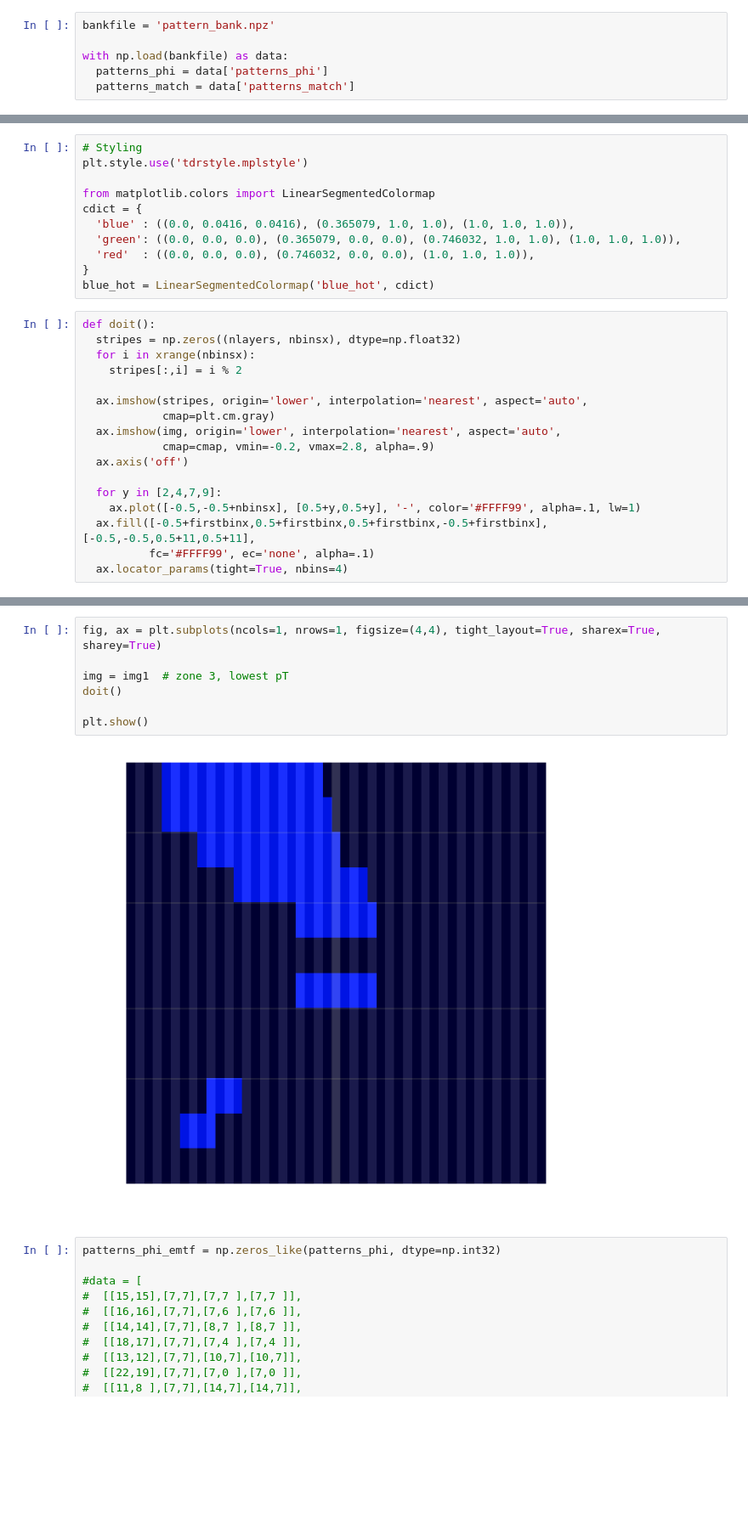
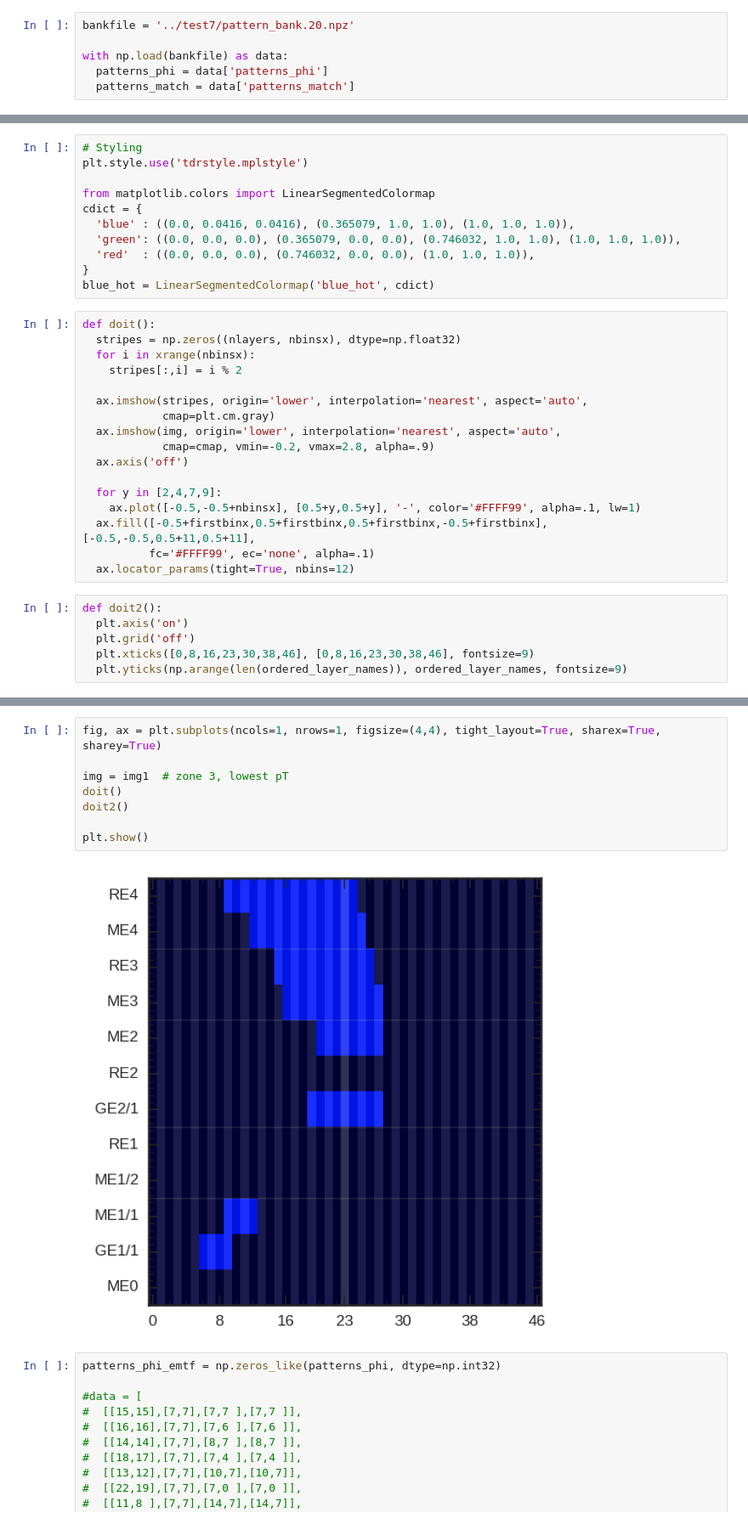
Before and after one commit to srosenzweig09/L1TMuonSimulationsMar2017, a Jupyter notebook: Analyzers/test4/view_patterns.ipynb, the cells around one changed output, grey strips where cells are left out. Shown at 85% size. Cells and saved outputs as stored; diff of their text form; blank space fills up the shorter version.

```diff
--- a/Analyzers/test4/view_patterns.ipynb
+++ b/Analyzers/test4/view_patterns.ipynb
@@ -3,7 +3,7 @@ import numpy as np
 import matplotlib.pyplot as plt
 %matplotlib inline
 # %%
-bankfile = 'pattern_bank.npz'
+bankfile = '../test7/pattern_bank.20.npz'
 
 with np.load(bankfile) as data:
   patterns_phi = data['patterns_phi']
@@ -55,7 +55,13 @@ def doit():
     ax.plot([-0.5,-0.5+nbinsx], [0.5+y,0.5+y], '-', color='#FFFF99', alpha=.1, lw=1)
   ax.fill([-0.5+firstbinx,0.5+firstbinx,0.5+firstbinx,-0.5+firstbinx], [-0.5,-0.5,0.5+11,0.5+11],
           fc='#FFFF99', ec='none', alpha=.1)
-  ax.locator_params(tight=True, nbins=4)
+  ax.locator_params(tight=True, nbins=12)
+# %%
+def doit2():
+  plt.axis('on')
+  plt.grid('off')
+  plt.xticks([0,8,16,23,30,38,46], [0,8,16,23,30,38,46], fontsize=9)
+  plt.yticks(np.arange(len(ordered_layer_names)), ordered_layer_names, fontsize=9)
 # %%
 fig, axs = plt.subplots(ncols=ncols, nrows=nrows, figsize=(8,8./ncols*nrows), tight_layout=True, sharex=True, sharey=True)
 
@@ -86,12 +92,13 @@ plt.show()
 # %%
 fig, ax = plt.subplots(ncols=1, nrows=1, figsize=(4,4), tight_layout=True, sharex=True, sharey=True)
 
 img = img1  # zone 3, lowest pT
 doit()
+doit2()
 
 plt.show()
 # %% [output]
-[figure, old version]
+[figure, new version]
 # %%
 patterns_phi_emtf = np.zeros_like(patterns_phi, dtype=np.int32)
 
```
Also changed, not shown: parts of 8 cells of this notebook, 1 other file.
